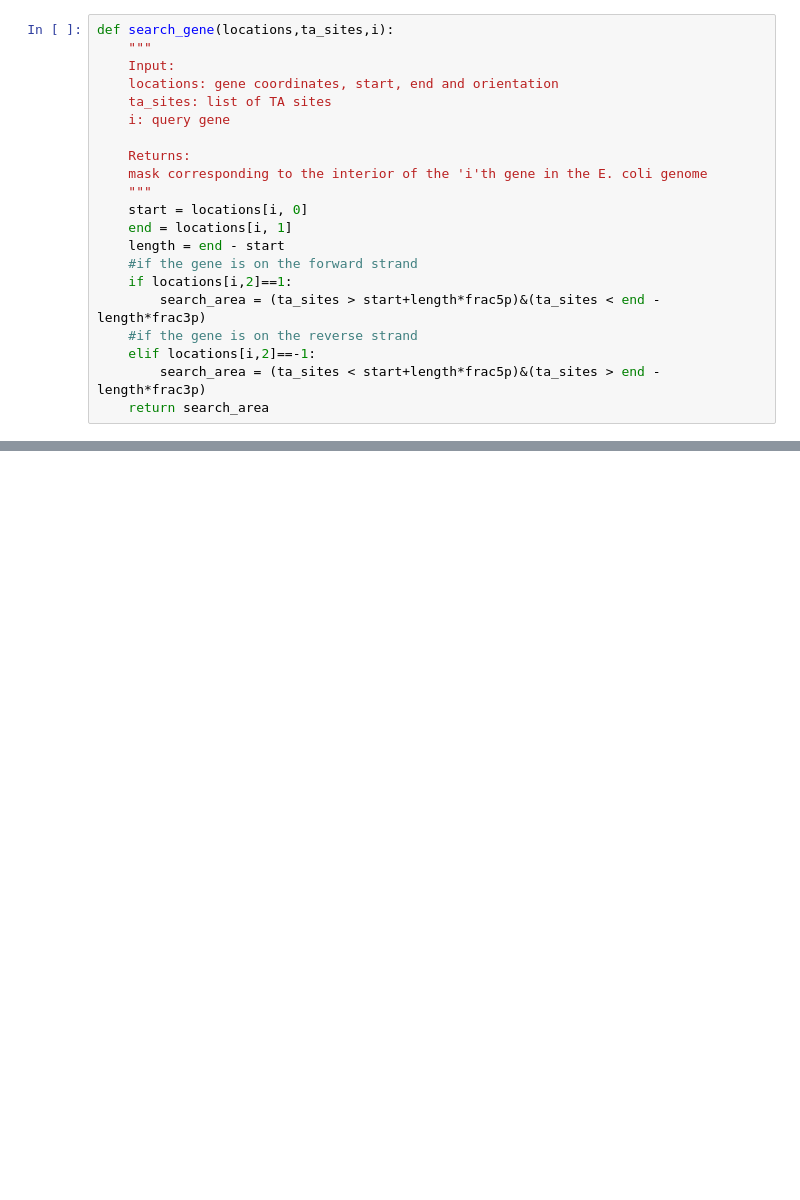
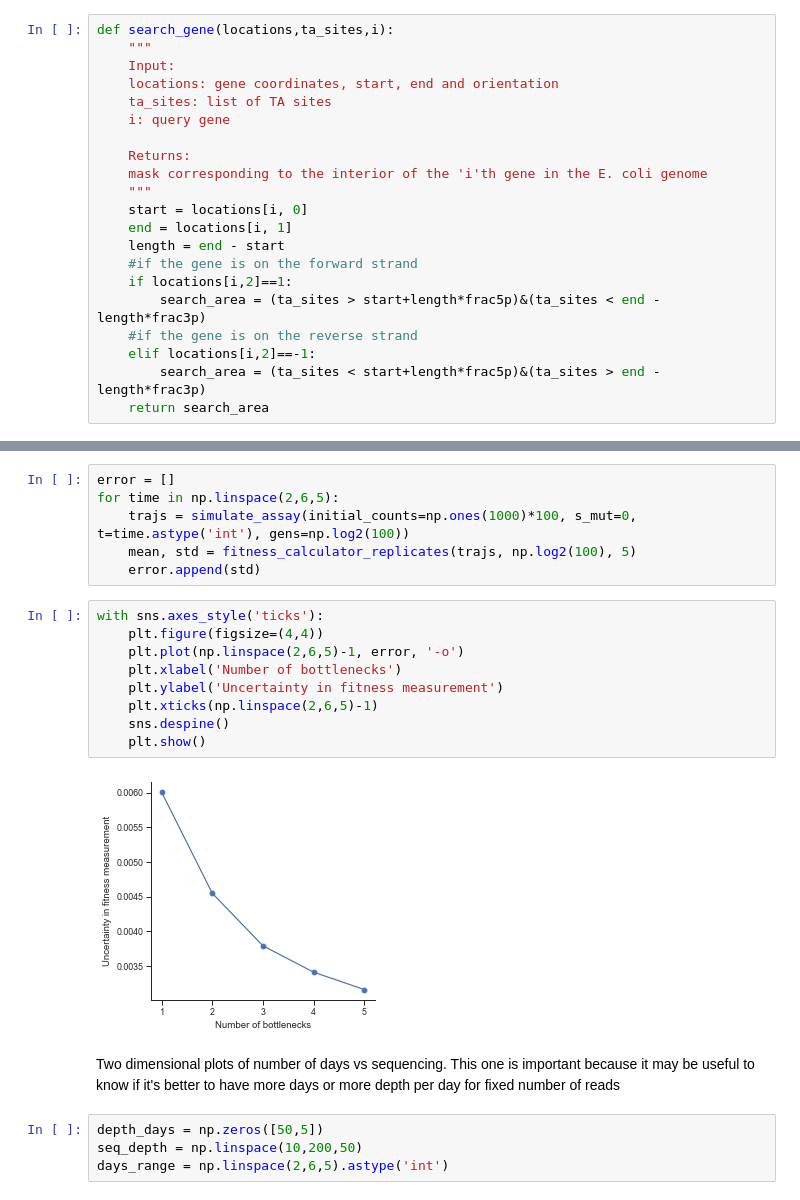
Before and after one commit to baymlab/2022_Limdi_limits-pooled-fitness-assays, a Jupyter notebook: AnalysisNotebooks/fitness_assay_simulations.ipynb, the cells around one changed output, grey strips where cells are left out. Cells and saved outputs as stored; diff of their text form; blank space fills up the shorter version.

```diff
--- a/AnalysisNotebooks/fitness_assay_simulations.ipynb
+++ b/AnalysisNotebooks/fitness_assay_simulations.ipynb
@@ -288,0 +315,23 @@ plot_trajectories(green_downsampled, list(names).index('ydiJ'))
+# %%
+error = []
+for time in np.linspace(2,6,5):
+    trajs = simulate_assay(initial_counts=np.ones(1000)*100, s_mut=0, t=time.astype('int'), gens=np.log2(100))
+    mean, std = fitness_calculator_replicates(trajs, np.log2(100), 5)
+    error.append(std)
+# %%
+with sns.axes_style('ticks'):
+    plt.figure(figsize=(4,4))
+    plt.plot(np.linspace(2,6,5)-1, error, '-o')
+    plt.xlabel('Number of bottlenecks')
+    plt.ylabel('Uncertainty in fitness measurement')
+    plt.xticks(np.linspace(2,6,5)-1)
+    sns.despine()
+    plt.show()
+# %% [output]
+[figure, added]
+# %% [markdown]
+Two dimensional plots of number of days vs sequencing. This one is important because it may be useful to know if it's better to have more days or more depth per day for fixed number of reads
+# %%
+depth_days = np.zeros([50,5])
+seq_depth = np.linspace(10,200,50)
+days_range = np.linspace(2,6,5).astype('int')
```
Also changed, not shown: parts of 55 cells of this notebook, 2 other files.
